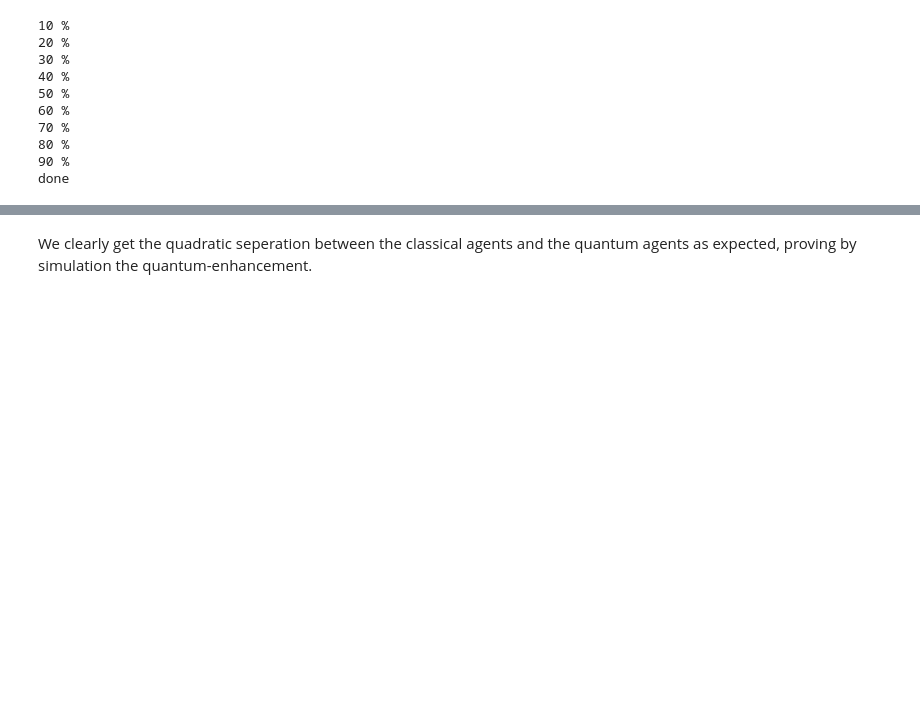
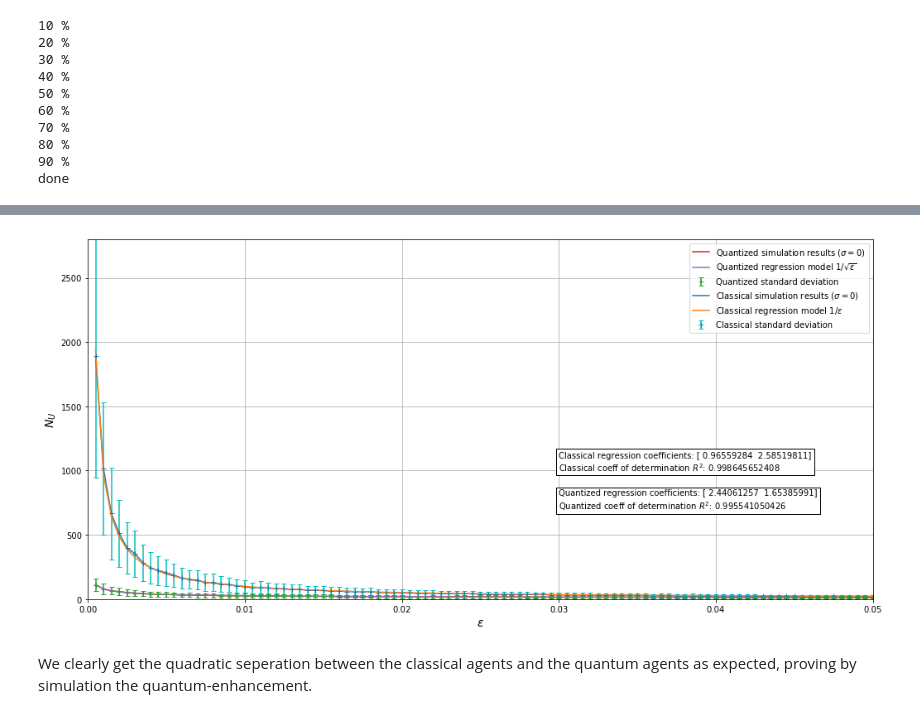
Before and after one commit to sjerbi/Quantum-Reinforcement-Learning, a Jupyter notebook: Quantum-enhanced Projective Simulation.ipynb, the cells around one changed output, grey strips where cells are left out. Saved outputs shown, nothing was run; the diff lists cells and outputs as text; code cells hidden in the pictures; blank space fills up the shorter version.

```diff
--- a/Quantum-enhanced Projective Simulation.ipynb
+++ b/Quantum-enhanced Projective Simulation.ipynb
@@ -214,3 +246,49 @@ plt.show()
+# %%
+#Comparison plot
+NUssb_mean = []
+NUssb_std = []
+for NUs in NUssb:
+    NUssb_mean+=[np.mean(NUs)]
+    NUssb_std+=[np.std(NUs)]
+
+NUssb_clssc_mean = []
+NUssb_clssc_std = []
+for NUs in NUssb_classc:
+    NUssb_clssc_mean+=[np.mean(NUs)]
+    NUssb_clssc_std+=[np.std(NUs)]
+
+curve_fit_clssc = np.polyfit(1/np.array(epsilonsb), NUssb_clssc_mean, 1, full=True)
+coeff_clssc = curve_fit_clssc[0]
+res_clssc = curve_fit_clssc[1][0]
+rsqr_clssc = 1 - res_clssc / (len(NUssb_clssc_mean) * np.var(NUssb_clssc_mean))
+
+plt.figure(figsize=(17,8))
+results_clssc, = plt.plot(epsilonsb, NUssb_clssc_mean, label='Classical simulation results ($\sigma=0$)')
+model_clssc, = plt.plot(epsilonsb, coeff_clssc[0]/np.array(epsilonsb)+coeff_clssc[1], label='Classical regression model $1/\epsilon$')
+errbar_clssc = plt.errorbar(epsilonsb, NUssb_clssc_mean, np.array(NUssb_clssc_std)/2, ecolor='c', linestyle='None', marker='+', capsize=3, label='Classical standard deviation')
+
+curve_fit = np.polyfit(1/np.sqrt(epsilonsb), NUssb_mean, 1, full=True)
+coeff = curve_fit[0]
+res = curve_fit[1][0]
+rsqr = 1 - res / (len(NUssb_mean) * np.var(NUssb_mean))
+
+errbar = plt.errorbar(epsilonsb, NUssb_mean, np.array(NUssb_std), linestyle='None', marker='+', capsize=3, label='Quantized standard deviation')
+results, = plt.plot(epsilonsb, NUssb_mean, label='Quantized simulation results ($\sigma=0$)')
+model, = plt.plot(epsilonsb, coeff[0]/np.sqrt(epsilonsb)+coeff[1], label='Quantized regression model $1/\sqrt{\epsilon}$')
+axes = plt.gca()
+axes.set_xlim([0,0.05])
+axes.set_ylim([0,2800])
+
+plt.legend(handles=[results, model, errbar, results_clssc, model_clssc, errbar_clssc])
+plt.text(0.03,1000,'Classical regression coefficients: '+str(coeff_clssc)+'\nClassical coeff of determination $R^2$: '+str(rsqr_clssc),bbox=dict(facecolor='white',edgecolor='black',boxstyle='square'))
+plt.text(0.03,700,'Quantized regression coefficients: '+str(coeff)+'\nQuantized coeff of determination $R^2$: '+str(rsqr),bbox=dict(facecolor='white',edgecolor='black',boxstyle='square'))
+
+plt.xlabel('$\epsilon$', fontsize=14)
+plt.ylabel('$N_U$', fontsize=14)
+plt.grid(True)
+plt.show()
+# %% [output]
+[figure, added]
 # %% [markdown]
 We clearly get the quadratic seperation between the classical agents and the quantum agents as expected, proving by simulation the quantum-enhancement.
 # %% [markdown]
```
Also changed, not shown: parts of 22 cells of this notebook, 10 other files.
